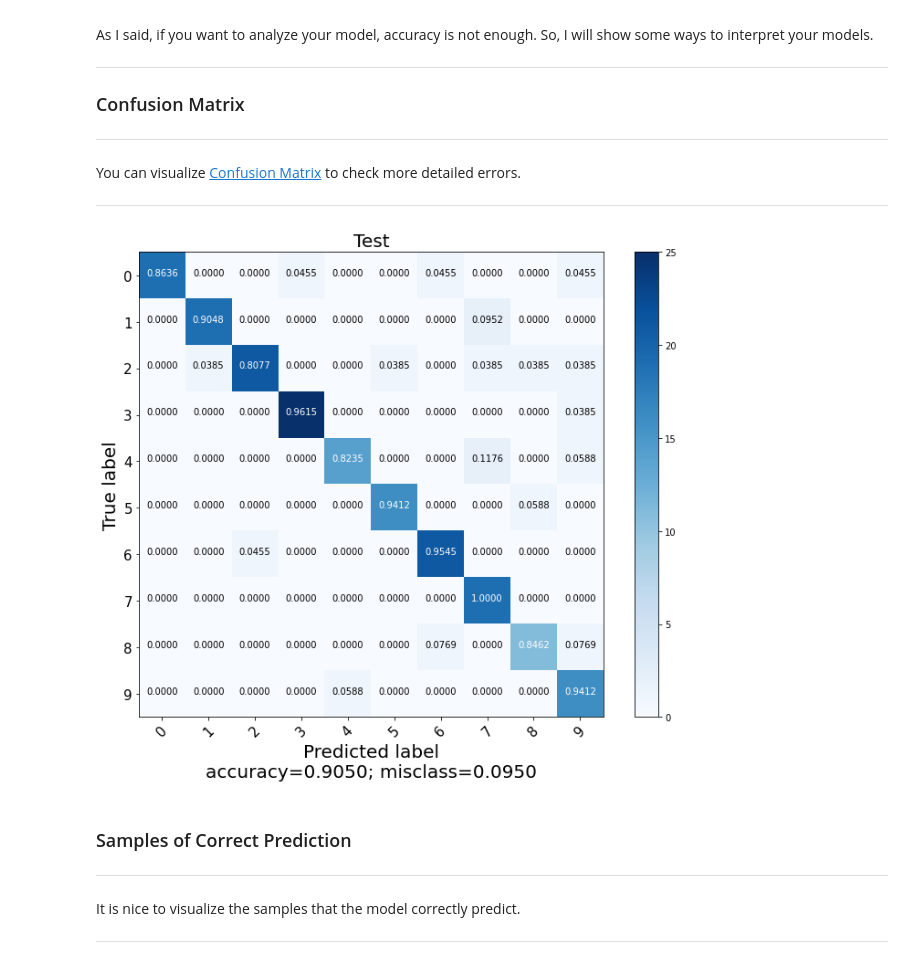
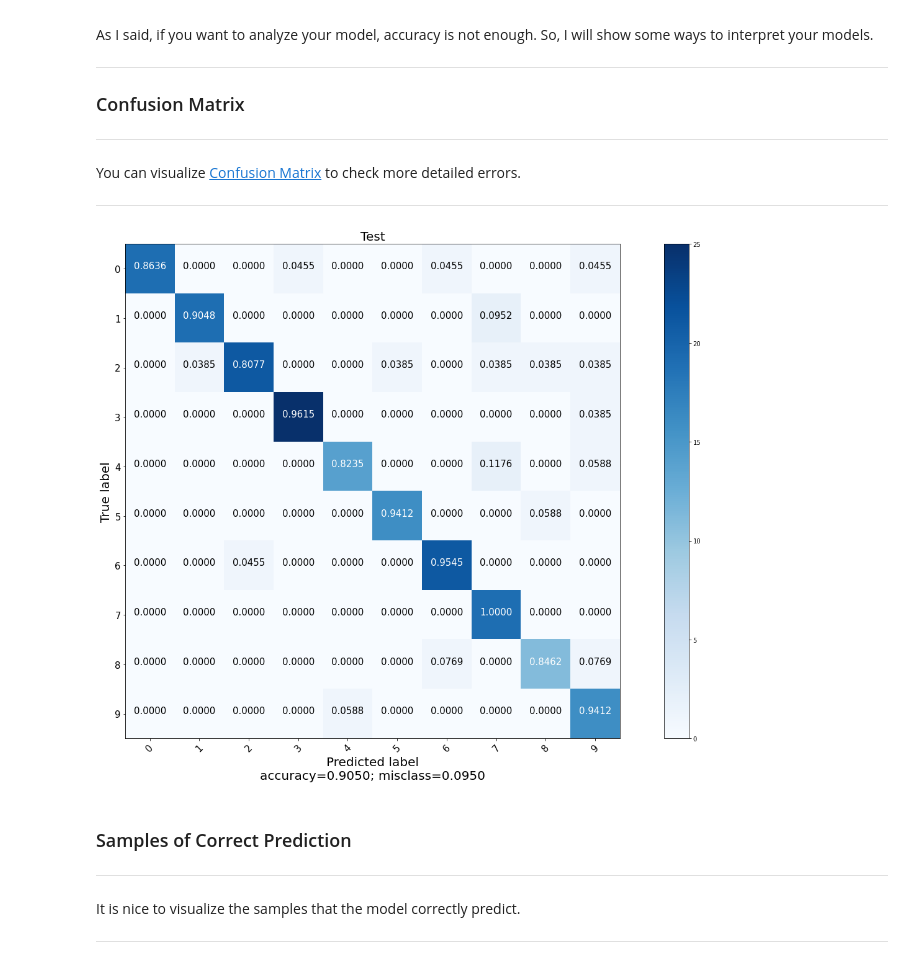
Before and after one commit to shinshoji01/GonKen-Lesson_Sho, a Jupyter notebook: D1_autumn/Tutorial1_SVC/demo.ipynb, the cells around one changed output. Saved outputs shown, nothing was run; the diff lists cells and outputs as text; code cells hidden in the pictures.

```diff
--- a/D1_autumn/Tutorial1_SVC/demo.ipynb
+++ b/D1_autumn/Tutorial1_SVC/demo.ipynb
@@ -171,7 +166,8 @@ This includes the hand-written digits and mostly used for classification.
 
 ---
 # %%
-mnist = fetch_openml("mnist_784", data_home="mnist/", download=False)
+mnist = fetch_openml("mnist_784", data_home="mnist/")
+data_num = 1000
 X = mnist.data.values[:data_num]/255
 y = np.array(mnist.target.values[:data_num], dtype=np.int)
 # %%
@@ -340,9 +337,9 @@ You can visualize [Confusion Matrix](https://en.wikipedia.org/wiki/Confusion_mat
 ---
 # %%
 cm = confusion_matrix(y_test_pred, y_test)
-plot_confusion_matrix(cm, classes, title="Test", fontsize=10)
+plot_confusion_matrix(cm, classes, title="Test", fontsize=15, figsize=(20,12))
 # %% [output]
-[figure, old version]
+[figure, new version]
 # %% [markdown]
 ### Samples of Correct Prediction
 ---
```
Also changed, not shown: parts of 7 cells of this notebook, 1 other file.
